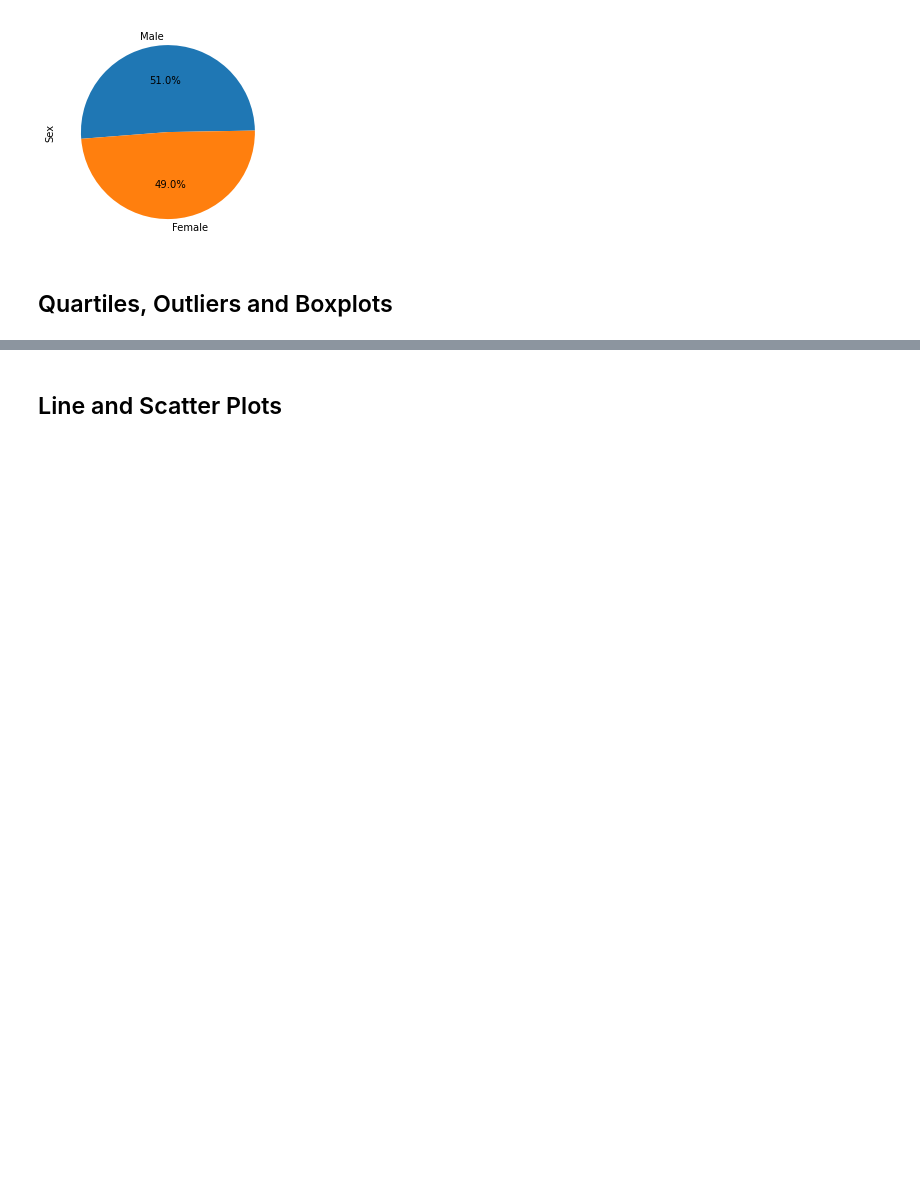
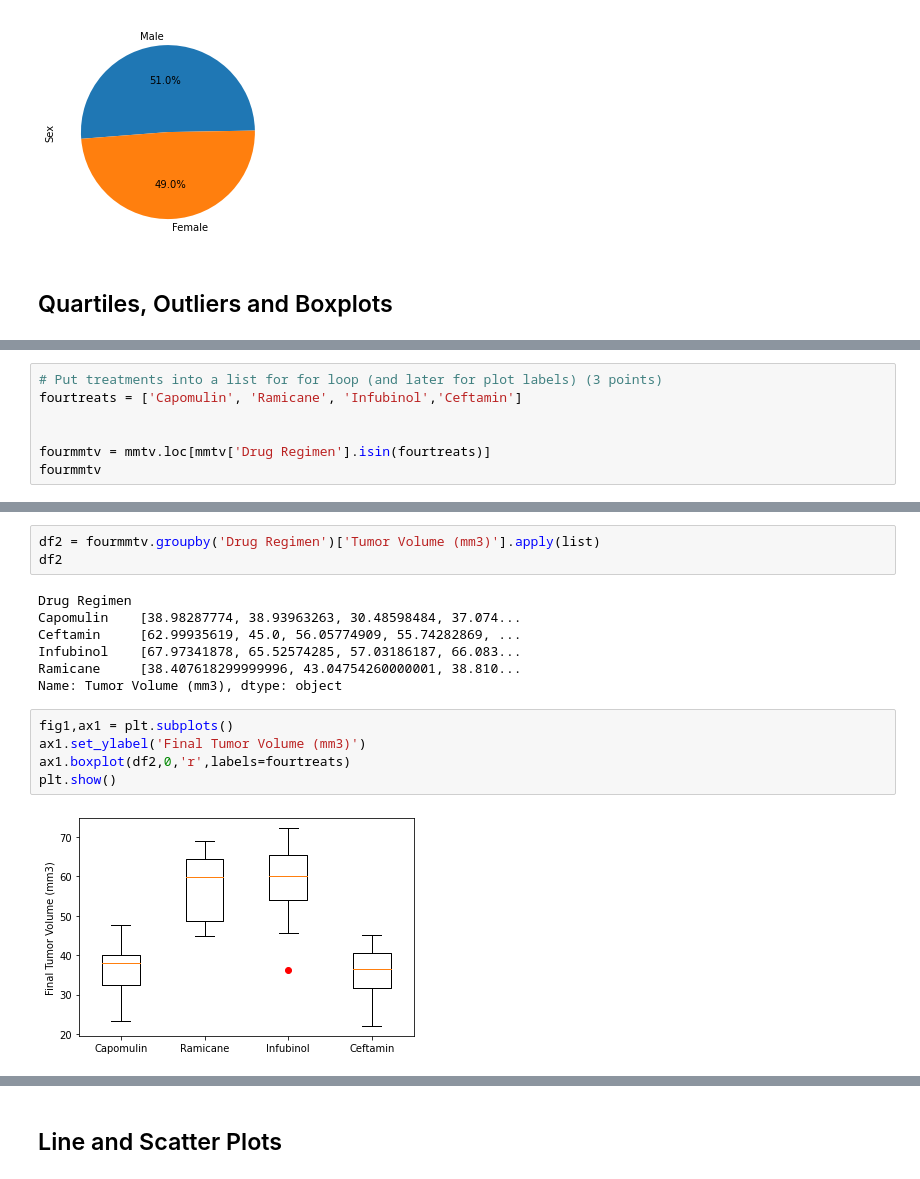
Before and after one commit to ChristyGruen/matplotlib-challenge, a Jupyter notebook: Pymaceuticals/pymaceuticals_Report.ipynb, the cells around one changed output, grey strips where cells are left out. Cells and saved outputs as stored; diff of their text form; blank space fills up the shorter version.

```diff
--- a/Pymaceuticals/pymaceuticals_Report.ipynb
+++ b/Pymaceuticals/pymaceuticals_Report.ipynb
@@ -303,0 +282,7 @@ ValueError: Lengths must match to compare
+# %%
+# Put treatments into a list for for loop (and later for plot labels) (3 points)
+fourtreats = ['Capomulin', 'Ramicane', 'Infubinol','Ceftamin']
+
+
+fourmmtv = mmtv.loc[mmtv['Drug Regimen'].isin(fourtreats)]
+fourmmtv
@@ -303,0 +303,17 @@ ValueError: Lengths must match to compare
+# %%
+df2 = fourmmtv.groupby('Drug Regimen')['Tumor Volume (mm3)'].apply(list)
+df2
+# %% [output]
+Drug Regimen
+Capomulin    [38.98287774, 38.93963263, 30.48598484, 37.074...
+Ceftamin     [62.99935619, 45.0, 56.05774909, 55.74282869, ...
+Infubinol    [67.97341878, 65.52574285, 57.03186187, 66.083...
+Ramicane     [38.407618299999996, 43.04754260000001, 38.810...
+Name: Tumor Volume (mm3), dtype: object
+# %%
+fig1,ax1 = plt.subplots()
+ax1.set_ylabel('Final Tumor Volume (mm3)')
+ax1.boxplot(df2,0,'r',labels=fourtreats)
+plt.show()
+# %% [output]
+[figure, added]
```
Also changed, not shown: parts of 8 cells of this notebook, 1 other file.
